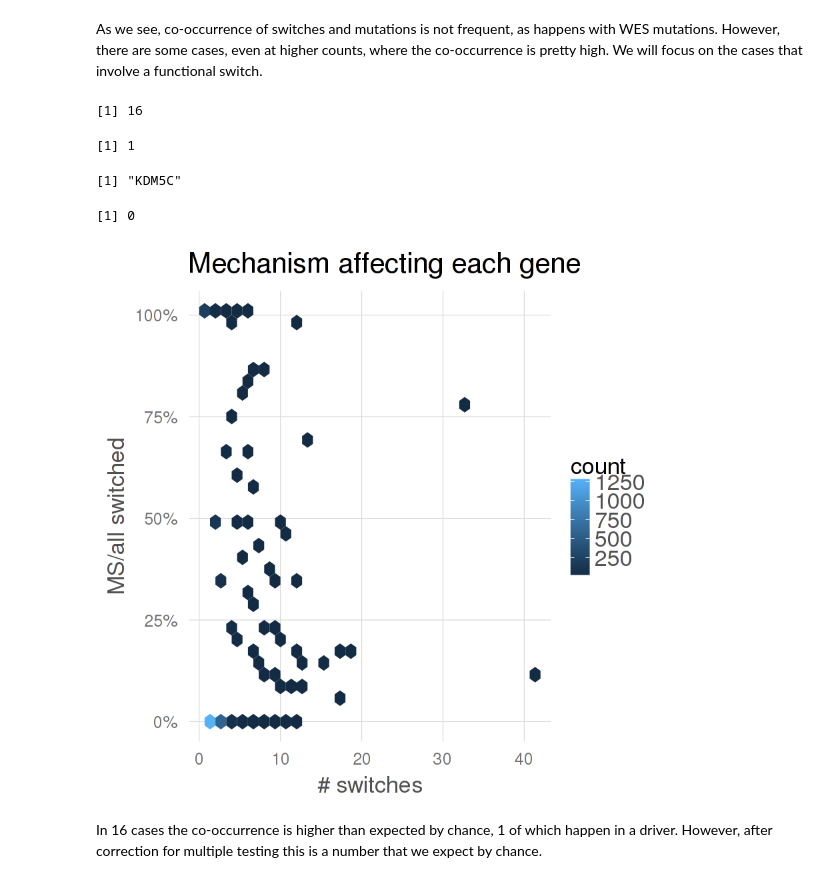
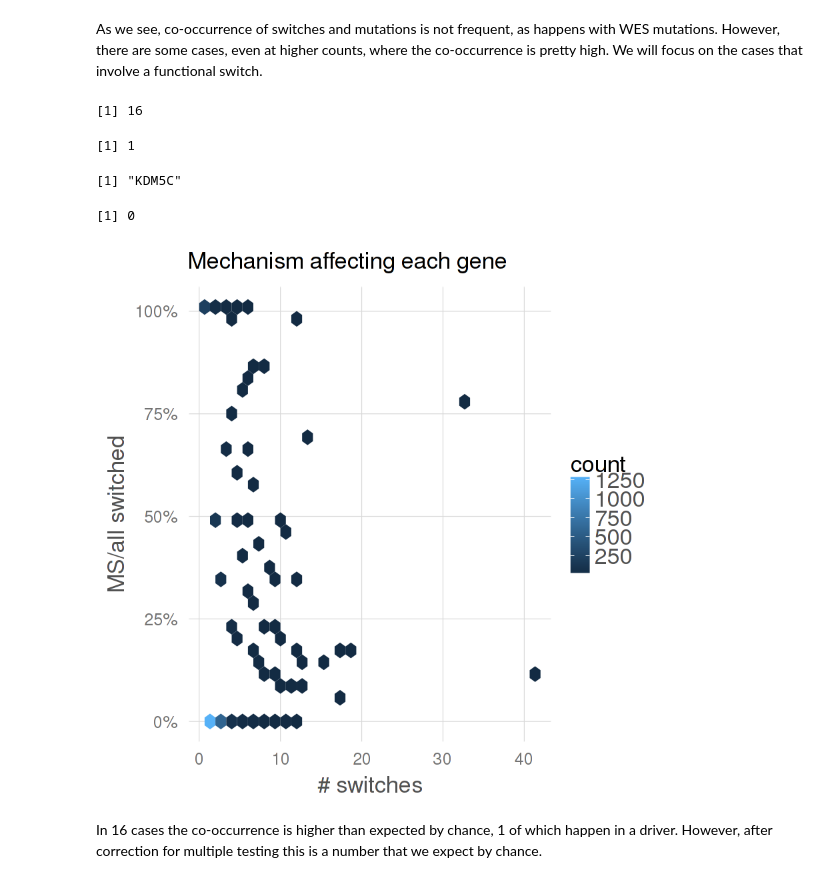
Before and after one commit to hclimente/smartas, a Jupyter notebook: mutations/wgs_genes.ipynb, the cells around one changed output. Saved outputs shown, nothing was run; the diff lists cells and outputs as text; code cells hidden in the pictures.

```diff
--- a/mutations/wgs_genes.ipynb
+++ b/mutations/wgs_genes.ipynb
@@ -59,23 +59,23 @@ As we see, co-occurrence of switches and mutations is not frequent, as happens w
 # %%
 wgs <- subset(wgs,IsFunctional==1)
 
 ggplot(wgs, aes(x=S+MS,y=co)) +
     stat_binhex() +
     labs(x="# switches",y="MS/all switched",title="Mechanism affecting each gene") +
     clean_theme() +
-    theme(legend.position="right") +
+    theme(legend.position="right", plot.title = element_text(size=20)) +
     scale_y_continuous(labels = percent)
 
 wgs %>% filter(p.o < 0.05) %>% nrow
 wgs %>% filter(p.o < 0.05 & Driver==1) %>% nrow
 wgs %>% filter(p.o < 0.05 & Driver==1) %>% .$Symbol
 wgs %>% filter(p.adjust(p.o) < 0.05) %>% nrow
 # %% [output]
 [1] 16
 [1] 1
 [1] "KDM5C"
 [1] 0
-[figure, old version]
+[figure, new version]
 # %% [markdown]
 In 16 cases the co-occurrence is higher than expected by chance, 1 of which happen in a driver. However, after correction for multiple testing this is a number that we expect by chance.
 # %%
```
Also changed, not shown: parts of 6 cells of this notebook, 1 other file.
